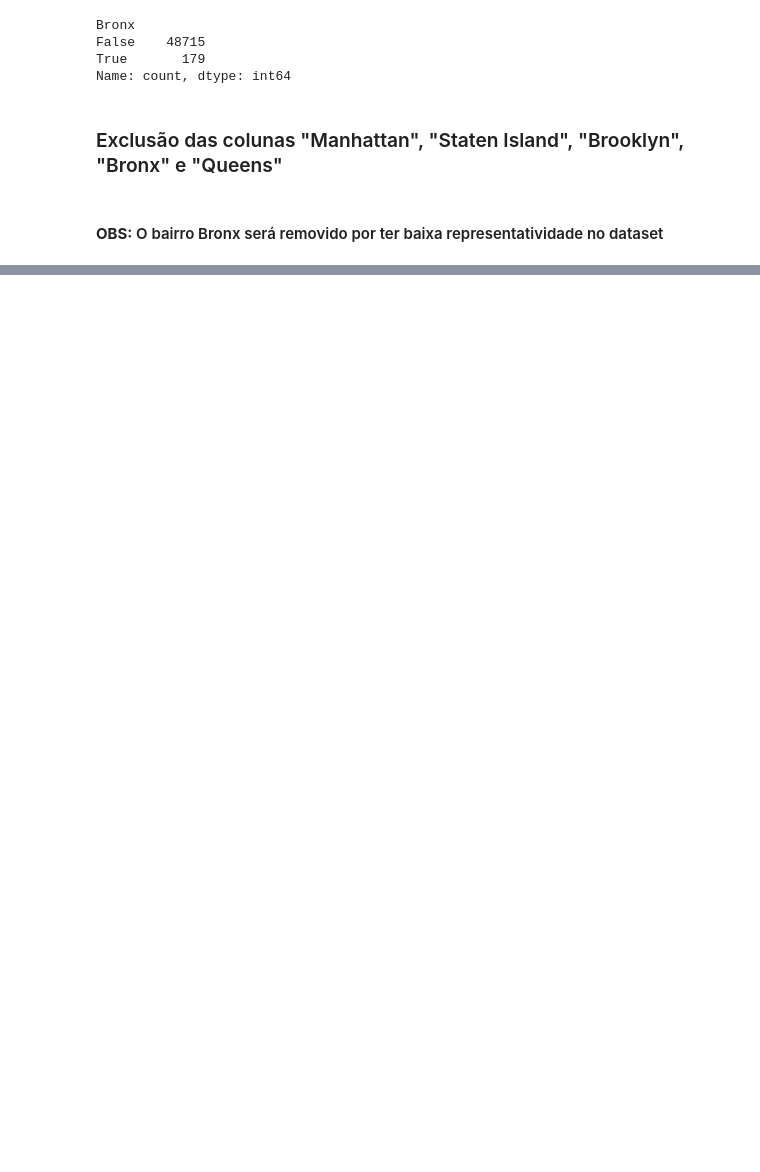
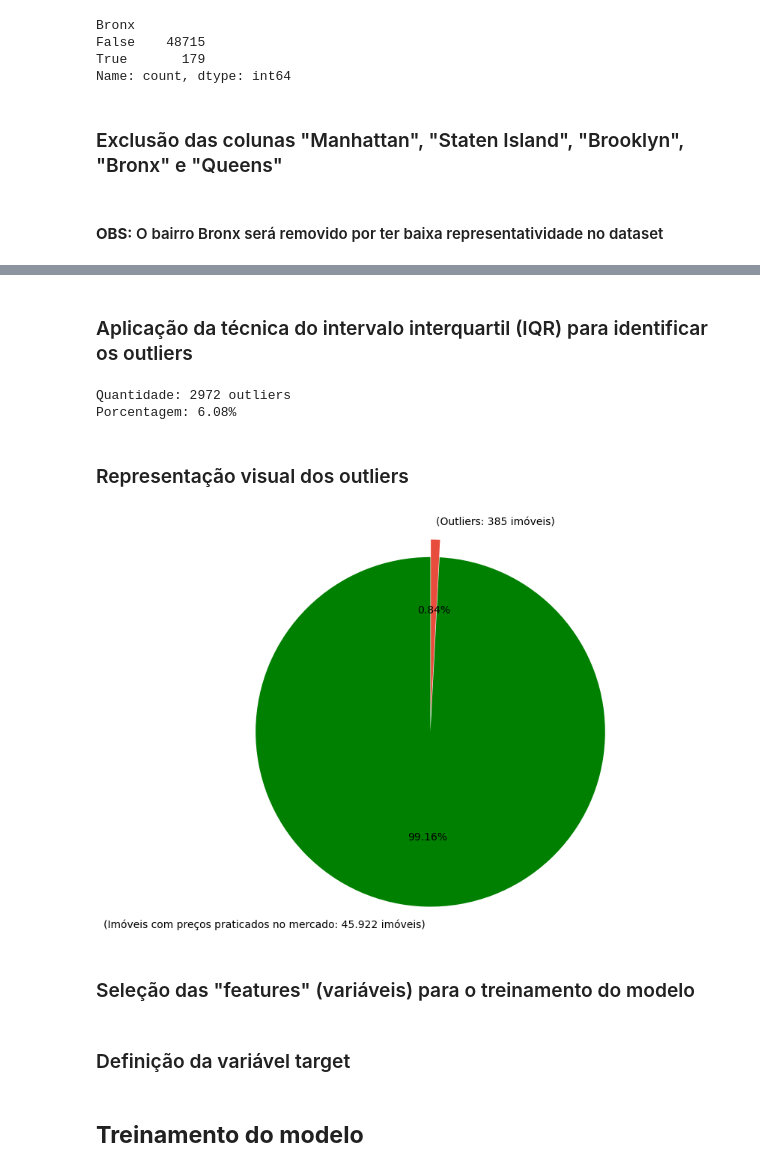
Before and after one commit to rafaeloliveiralopes/rental_price_prevision_model, a Jupyter notebook: rent_price_model_pred.ipynb, the cells around one changed output, grey strips where cells are left out. Saved outputs shown, nothing was run; the diff lists cells and outputs as text; code cells hidden in the pictures; blank space fills up the shorter version.

Commit message:
chore(data-cleaning): Initialize data science project with preprocessing and price outlier detection

```diff
--- a/rent_price_model_pred.ipynb
+++ b/rent_price_model_pred.ipynb
@@ -520,0 +491,35 @@ dtype: object
+# %% [markdown]
+### Aplicação da técnica do intervalo interquartil (IQR) para identificar os outliers
+# %%
+Q1 = raw_data['price'].quantile(0.25)
+Q3 = raw_data['price'].quantile(0.75)
+IQR = Q3 - Q1
+lower_limit = Q1 - 1.5 * IQR
+upper_limit = Q3 + 1.5 * IQR
+
+outliers = raw_data[(raw_data["price"] < lower_limit) | (raw_data["price"] > upper_limit)]
+print(f"Quantidade: {len(outliers)} outliers")
+print(f"Porcentagem: {len(outliers)/len(raw_data)*100:.2f}%")
+# %% [output]
+Quantidade: 2972 outliers
+Porcentagem: 6.08%
+# %% [markdown]
+### Representação visual dos outliers
+# %%
+total_properties = 45922
+outliers = 385
+normal = total_properties - outliers
+
+sizes = [normal, outliers]
+labels = ["(Imóveis com preços praticados no mercado: 45.922 imóveis)", "(Outliers: 385 imóveis)"]
+colors = ["#008000", "#e74c3c"]
+
+plt.figure(figsize=(10,7))
+plt.pie(sizes, labels=labels, colors=colors, autopct="%1.2f%%",
+        startangle=90, explode=(0, 0.1))
+plt.axis("equal")
+plt.show()
+# %% [output]
+[figure, added]
+# %% [markdown]
+### Seleção das "features" (variáveis) para o treinamento do modelo
@@ -520,0 +530,2 @@ dtype: object
+# %% [markdown]
+### Definição da variável target
@@ -520,0 +535,2 @@ dtype: object
+# %% [markdown]
+## **Treinamento do modelo**
```
Also changed, not shown: parts of 52 cells of this notebook.
